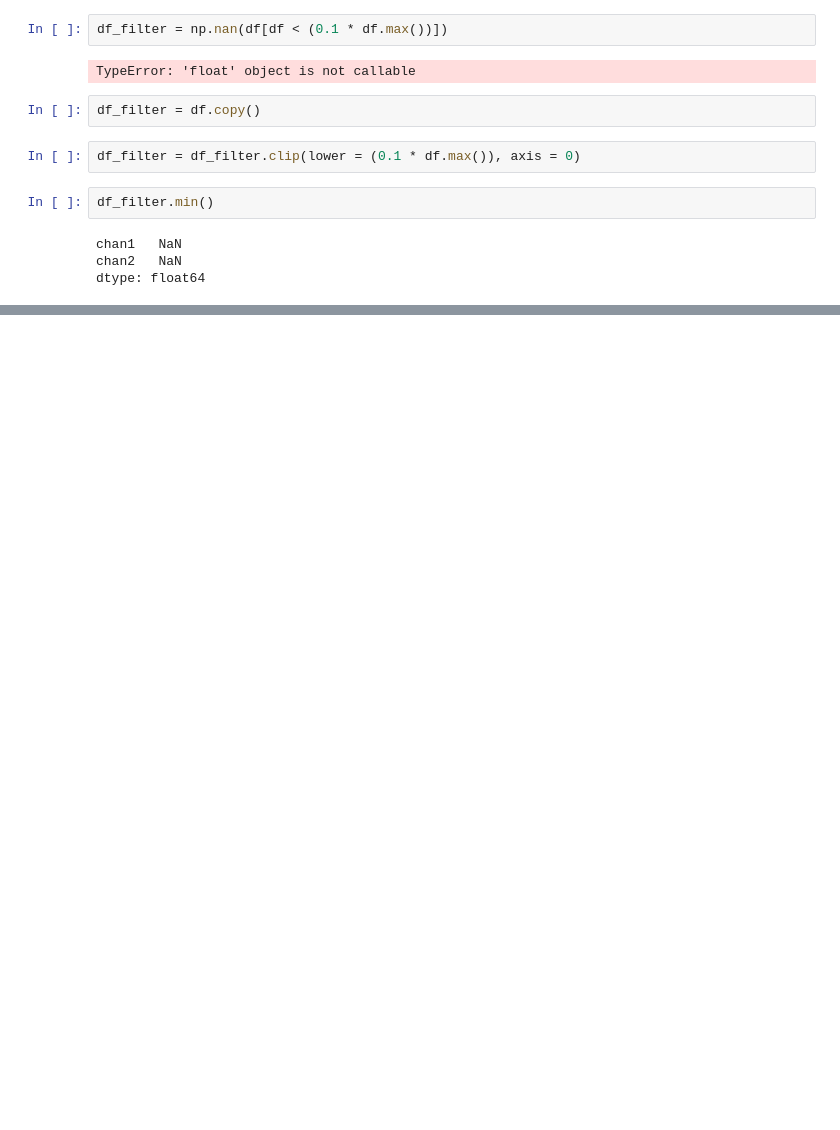
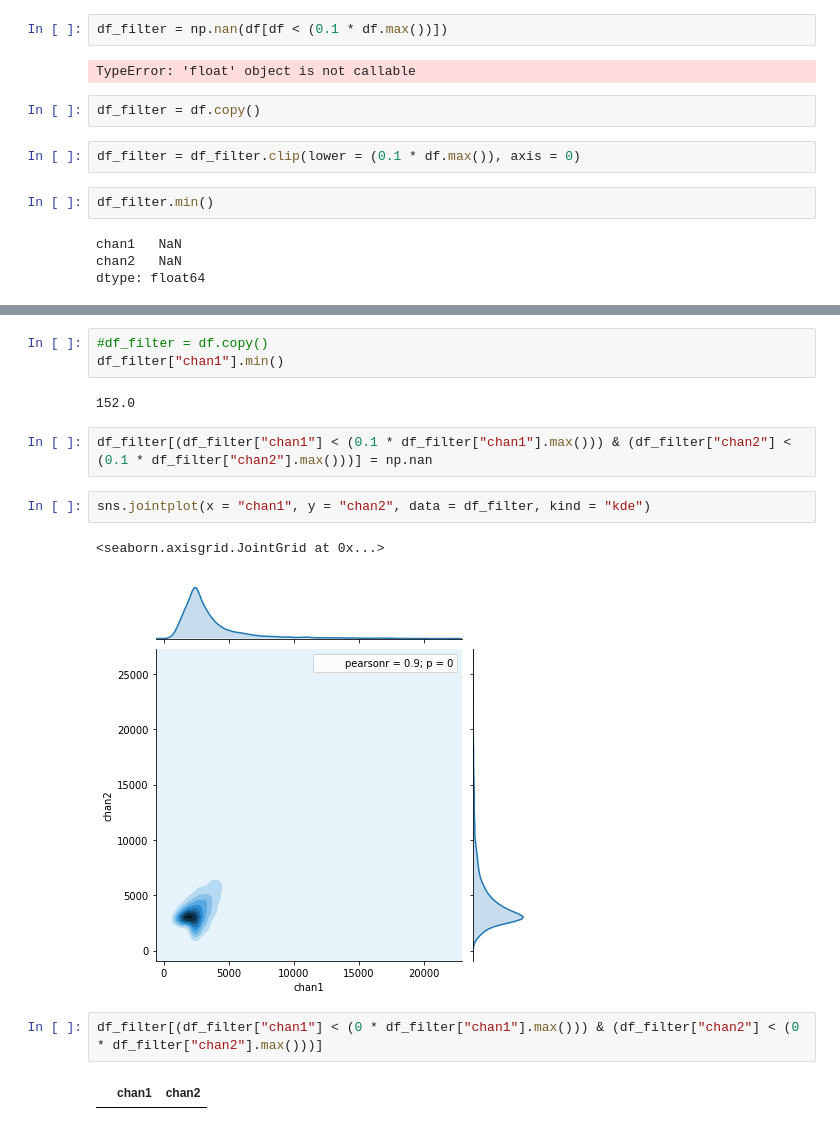
Before and after one commit to plinders/pyColocalizer, a Jupyter notebook: pyColocalizer.ipynb, the cells around one changed output, grey strips where cells are left out. Cells and saved outputs as stored; diff of their text form; blank space fills up the shorter version.

```diff
--- a/pyColocalizer.ipynb
+++ b/pyColocalizer.ipynb
@@ -155,0 +273,16 @@ dtype: float64
+# %%
+#df_filter = df.copy()
+df_filter["chan1"].min()
+# %% [output]
+152.0
+# %%
+df_filter[(df_filter["chan1"] < (0.1 * df_filter["chan1"].max())) & (df_filter["chan2"] < (0.1 * df_filter["chan2"].max()))] = np.nan
+# %%
+sns.jointplot(x = "chan1", y = "chan2", data = df_filter, kind = "kde")
+# %% [output]
+<seaborn.axisgrid.JointGrid at 0x...>
+[figure, added]
+# %%
+df_filter[(df_filter["chan1"] < (0 * df_filter["chan1"].max())) & (df_filter["chan2"] < (0 * df_filter["chan2"].max()))]
+# %% [output]
+|  | chan1 | chan2 |
```
Also changed, not shown: parts of 31 cells of this notebook, 4 other files.
